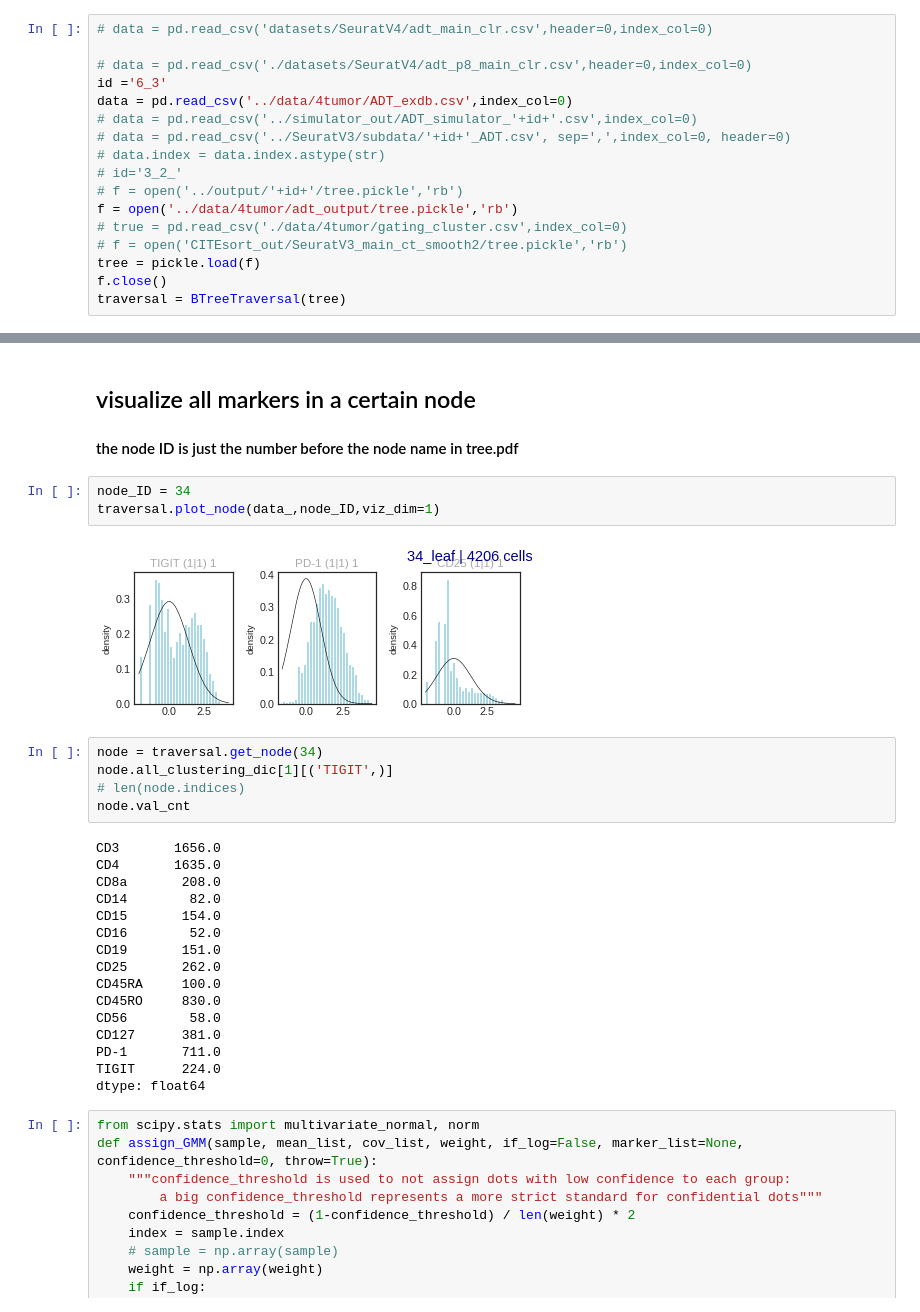
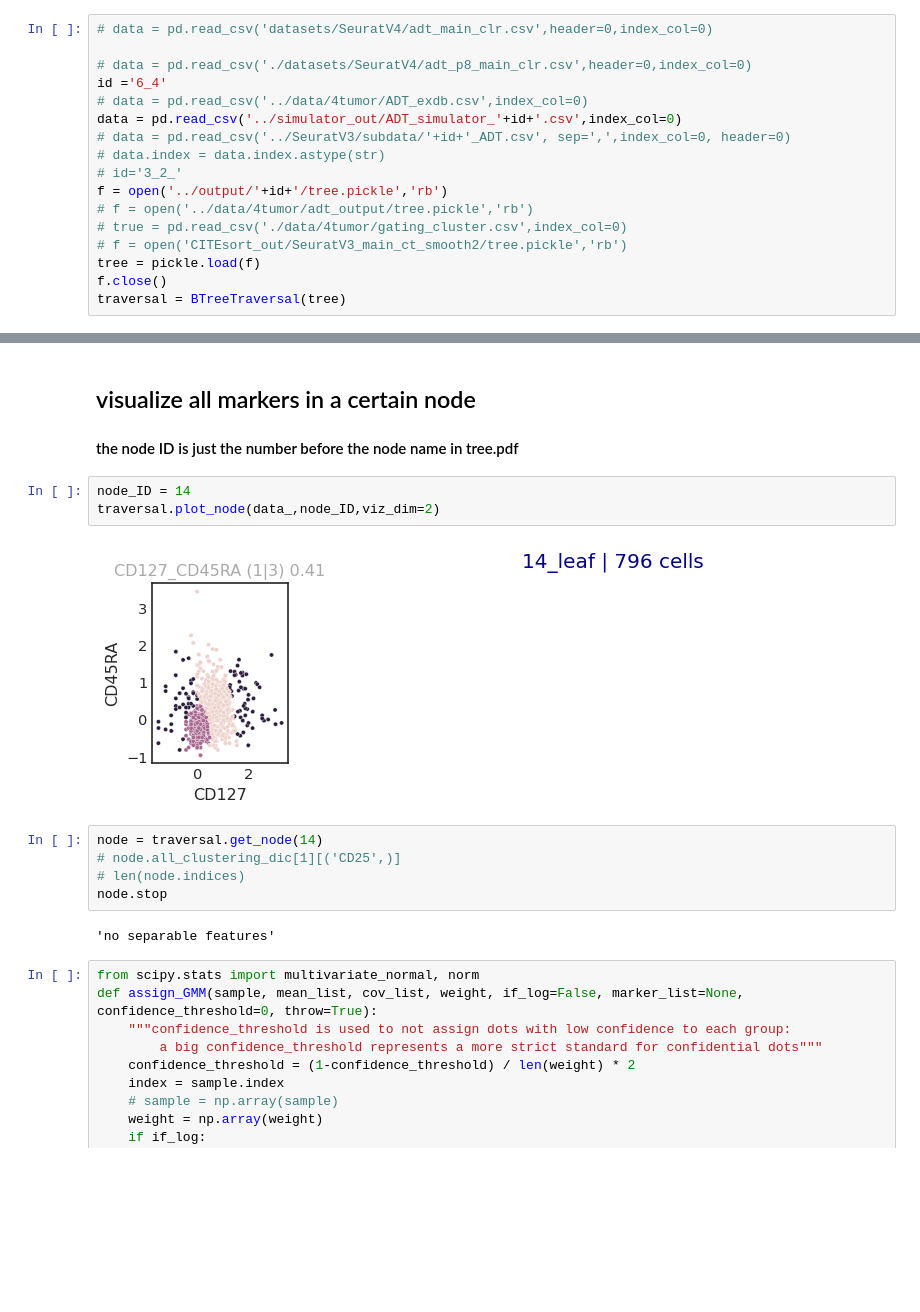
Before and after one commit to xinzhu-email/CITE-pool, a Jupyter notebook: AnalysisTutorial_.ipynb, the cells around one changed output, grey strips where cells are left out. Saved outputs shown, nothing was run; the diff lists cells and outputs as text; blank space fills up the shorter version.

```diff
--- a/AnalysisTutorial_.ipynb
+++ b/AnalysisTutorial_.ipynb
@@ -12,14 +12,14 @@ from matplotlib import pyplot as plt
 # data = pd.read_csv('datasets/SeuratV4/adt_main_clr.csv',header=0,index_col=0)
 
 # data = pd.read_csv('./datasets/SeuratV4/adt_p8_main_clr.csv',header=0,index_col=0)
-id ='6_3'
-data = pd.read_csv('../data/4tumor/ADT_exdb.csv',index_col=0)
-# data = pd.read_csv('../simulator_out/ADT_simulator_'+id+'.csv',index_col=0)
+id ='6_4'
+# data = pd.read_csv('../data/4tumor/ADT_exdb.csv',index_col=0)
+data = pd.read_csv('../simulator_out/ADT_simulator_'+id+'.csv',index_col=0)
 # data = pd.read_csv('../SeuratV3/subdata/'+id+'_ADT.csv', sep=',',index_col=0, header=0)
 # data.index = data.index.astype(str)
 # id='3_2_'
-# f = open('../output/'+id+'/tree.pickle','rb')
-f = open('../data/4tumor/adt_output/tree.pickle','rb')
+f = open('../output/'+id+'/tree.pickle','rb')
+# f = open('../data/4tumor/adt_output/tree.pickle','rb')
 # true = pd.read_csv('./data/4tumor/gating_cluster.csv',index_col=0)
 # f = open('CITEsort_out/SeuratV3_main_ct_smooth2/tree.pickle','rb')
 tree = pickle.load(f)
@@ -60,31 +60,17 @@ data_ = smooth(data)
 ## visualize all markers in a certain node
 #### the node ID is just the number before the node name in tree.pdf
 # %%
-node_ID = 34
-traversal.plot_node(data_,node_ID,viz_dim=1)
+node_ID = 14
+traversal.plot_node(data_,node_ID,viz_dim=2)
 # %% [output]
-[figure, old version]
+[figure, new version]
 # %%
-node = traversal.get_node(34)
-node.all_clustering_dic[1][('TIGIT',)]
+node = traversal.get_node(14)
+# node.all_clustering_dic[1][('CD25',)]
 # len(node.indices)
-node.val_cnt
+node.stop
 # %% [output]
-CD3       1656.0
-CD4       1635.0
-CD8a       208.0
-CD14        82.0
-CD15       154.0
-CD16        52.0
-CD19       151.0
-CD25       262.0
-CD45RA     100.0
-CD45RO     830.0
-CD56        58.0
-CD127      381.0
-PD-1       711.0
-TIGIT      224.0
-dtype: float64
+'no separable features'
 # %%
 from scipy.stats import multivariate_normal, norm
 def assign_GMM(sample, mean_list, cov_list, weight, if_log=False, marker_list=None, confidence_threshold=0, throw=True):
```
Also changed, not shown: parts of 4 cells of this notebook, 8 other files.
